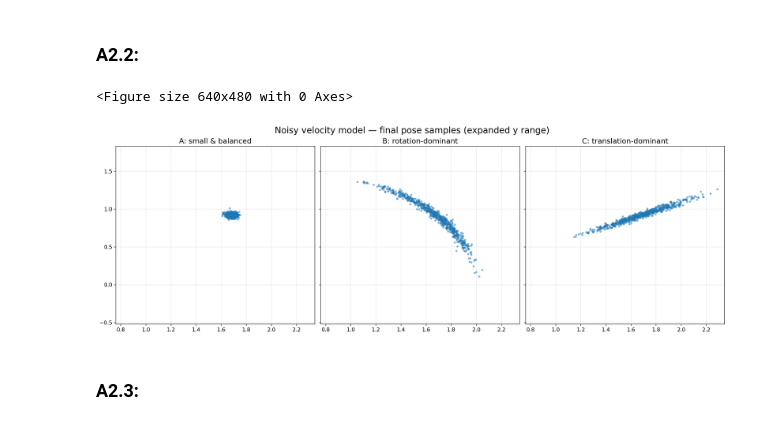
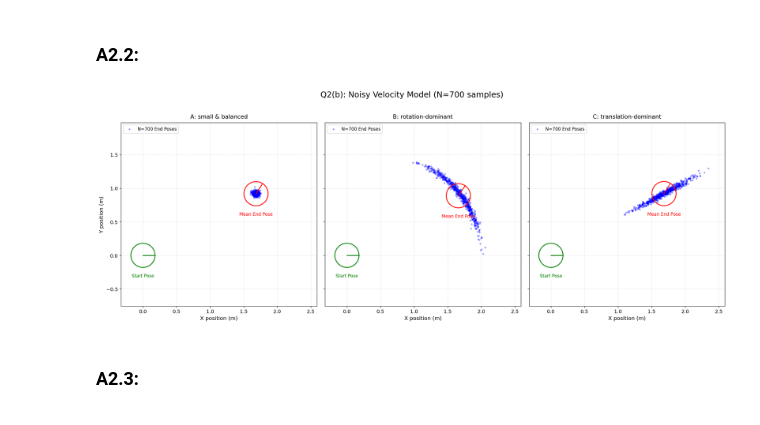
Before and after one commit to amnessa/585_Probabilistic_Robotics, a Jupyter notebook: homework2/Homework2.ipynb, the cells around one changed output. Saved outputs shown, nothing was run; the diff lists cells and outputs as text; code cells hidden in the pictures.

```diff
--- a/homework2/Homework2.ipynb
+++ b/homework2/Homework2.ipynb
@@ -242,10 +272,14 @@ def _sample_var(var: float, rng) -> float:
 
 def motion_model_noisy(pose, v: float, w: float, dt: float, alphas, rng, eps: float = 1e-9):
     a1,a2,a3,a4,a5,a6 = alphas
-    v_hat = v + _sample_var(a1*v*v + a2*w*w, rng)
-    w_hat = w + _sample_var(a3*v*v + a4*w*w, rng)
-    gamma_hat = _sample_var(a5*v*v + a6*w*w, rng)
 
+    v_var = a1*abs(v) + a2*abs(w)
+    w_var = a3*abs(v) + a4*abs(w)
+    g_var = a5*abs(v) + a6*abs(w)
+
+    v_hat = v + _sample_var(v_var, rng)
+    w_hat = w + _sample_var(w_var, rng)
+    gamma_hat = _sample_var(g_var, rng)
     x, y, th = pose
     if abs(w_hat) < eps:
         x_p = x + v_hat * dt * np.cos(th)
@@ -261,53 +295,82 @@ def motion_model_noisy(pose, v: float, w: float, dt: float, alphas, rng, eps: fl
 
 def sample_final_poses(initial_pose, v, w, dt, alphas, N: int, rng):
     return np.array([motion_model_noisy(initial_pose, v, w, dt, alphas, rng) for _ in range(N)])
 
 initial_pose = (0.0, 0.0, 0.0)
 v, w, dt = 1.0, 0.5, 2
 N = 700
 
 alpha_sets = {
     "A: small & balanced": (1e-4, 1e-4, 1e-4, 1e-4, 1e-4, 1e-4),
     "B: rotation-dominant": (1e-4, 1e-4, 2e-2, 2e-2, 2e-2, 2e-2),
     "C: translation-dominant": (1e-2, 1e-2, 1e-4, 1e-4, 1e-4, 1e-4),
 }
 
-# Pre-sample to compute global bounds
-all_poses = []
+# --- Plotting ---
+
+# Pre-sample to compute global bounds for all plots
+all_poses_list = []
 for alphas in alpha_sets.values():
     poses_tmp = sample_final_poses(initial_pose, v, w, dt, alphas, N, rng)
-    all_poses.append(poses_tmp)
-all_poses = np.vstack(all_poses)
+    all_poses_list.append(poses_tmp)
 
+all_poses = np.vstack(all_poses_list)
 xmin, xmax = all_poses[:,0].min(), all_poses[:,0].max()
 ymin, ymax = all_poses[:,1].min(), all_poses[:,1].max()
+
+# Add padding to the limits
 pad_x = 0.1 * (xmax - xmin if xmax > xmin else 1.0)
-pad_y = 0.25 * (ymax - ymin if ymax > ymin else 1.0)  # extra y padding
+pad_y = 0.2 * (ymax - ymin if ymax > ymin else 1.0)
 
-plt.figure()
-fig, axs = plt.subplots(1, 3, figsize=(18, 6), sharex=True, sharey=True, dpi=140, constrained_layout=True)
+fig, axs = plt.subplots(1, 3, figsize=(20, 7), sharex=True, sharey=True, dpi=120)
+fig.suptitle(f'Q2(b): Noisy Velocity Model (N={N} samples)', fontsize=18, y=1.02)
+
 for ax, (name, alphas) in zip(axs, alpha_sets.items()):
+    # Re-sample for this plot
     poses = sample_final_poses(initial_pose, v, w, dt, alphas, N, rng)
-    ax.scatter(poses[:,0], poses[:,1], s=18, alpha=0.55, edgecolors='none')
-    #scale = 0.7
-    ax.quiver([initial_pose[0]], [initial_pose[1]],
-              [np.cos(initial_pose[2])*scale], [np.sin(initial_pose[2])*scale],
-              angles='xy', scale_units='xy', scale=1, color='k')
-    ax.set_title(name, fontsize=15)
-    ax.grid(True, alpha=0.3)
-    #ax.set_aspect('equal', 'box')
+
+    # Plot the cloud of final poses (end poses)
+    ax.scatter(poses[:,0], poses[:,1], s=15, alpha=0.4, edgecolors='none', c='blue', label=f'N={N} End Poses')
+
+    # Plot the initial pose (start pose) as a robot
+    plot_robot_pose(ax, initial_pose, 'Start Pose', 'g', robot_radius)
+
+    # --- NEW: Calculate and plot the mean end pose ---
+    # Calculate mean x and y
+    x_mean = np.mean(poses[:, 0])
+    y_mean = np.mean(poses[:, 1])
+
+    # Calculate mean theta (correctly handling wrapping)
+    th_x_mean = np.mean(np.cos(poses[:, 2]))
+    th_y_mean = np.mean(np.sin(poses[:, 2]))
+    th_mean = np.arctan2(th_y_mean, th_x_mean)
+
+    mean_end_pose = (x_mean, y_mean, th_mean)
+    plot_robot_pose(ax, mean_end_pose, 'Mean End Pose', 'r', robot_radius)
+    # --- End New ---
+
+    ax.set_title(name, fontsize=13, pad=10)
+    ax.grid(True, linestyle=':', alpha=0.6)
+    ax.set_aspect('equal', 'box')
     ax.tick_params(labelsize=11)
+
+    # Set labels
+    if ax == axs[0]:
+        ax.set_ylabel('Y position (m)', fontsize=12)
+    ax.set_xlabel('X position (m)', fontsize=12)
+    ax.legend(loc='upper left')
 
 # Apply expanded limits
 for ax in axs:
-    ax.set_xlim(xmin - pad_x, xmax + pad_x)
-    ax.set_ylim(ymin - pad_y, ymax + pad_y)
+    ax.set_xlim(min(xmin, initial_pose[0]) - pad_x - robot_radius,
+                max(xmax, initial_pose[0]) + pad_x + robot_radius)
+    ax.set_ylim(min(ymin, initial_pose[1]) - pad_y - robot_radius,
+                max(ymax, initial_pose[1]) + pad_y + robot_radius)
 
-fig.suptitle('Noisy velocity model — final pose samples (expanded y range)', fontsize=18)
+plt.tight_layout(pad=1.5)
 plt.show()
 # %% [output]
-<Figure size 640x480 with 0 Axes>
-[figure, old version]
+[figure, new version]
 # %% [markdown]
 ### A2.3:
 # %%
```
Also changed, not shown: parts of 2 cells of this notebook, 3 other files.
